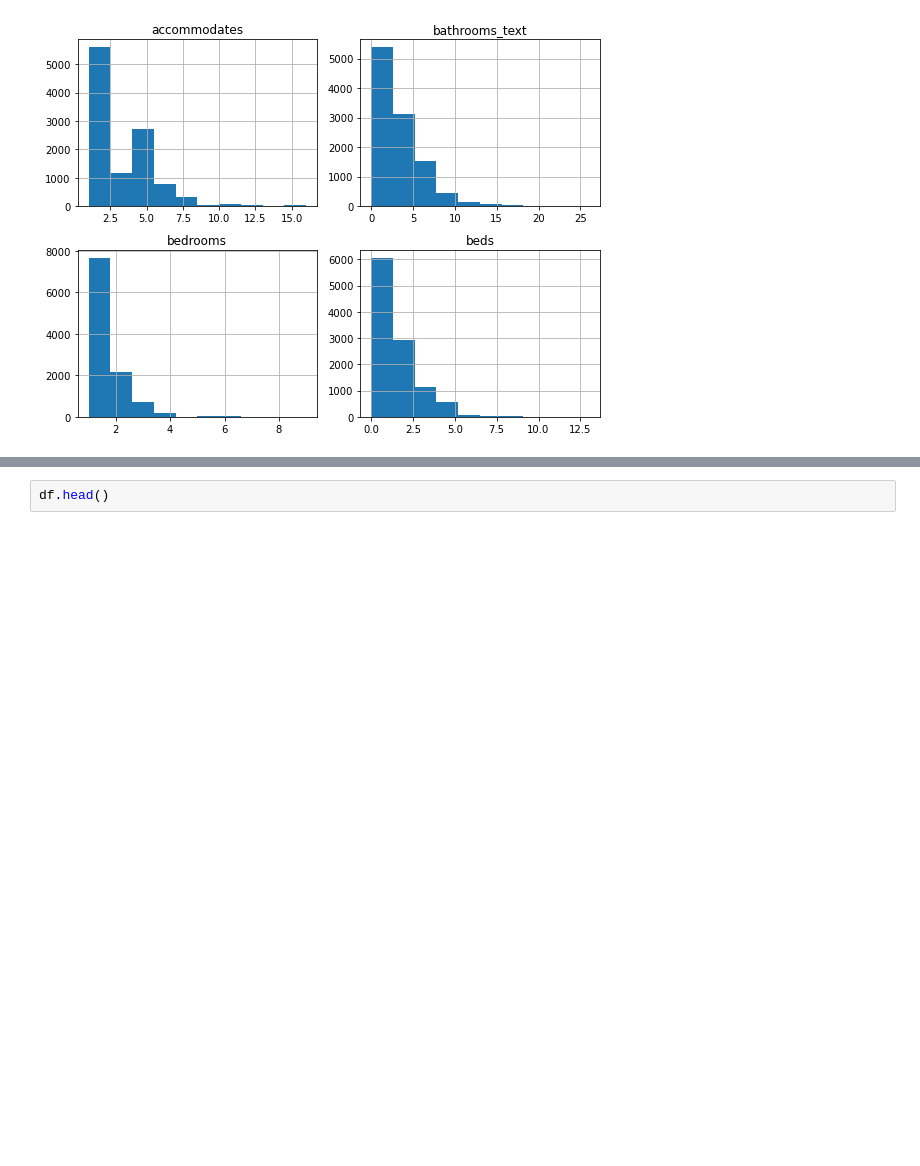
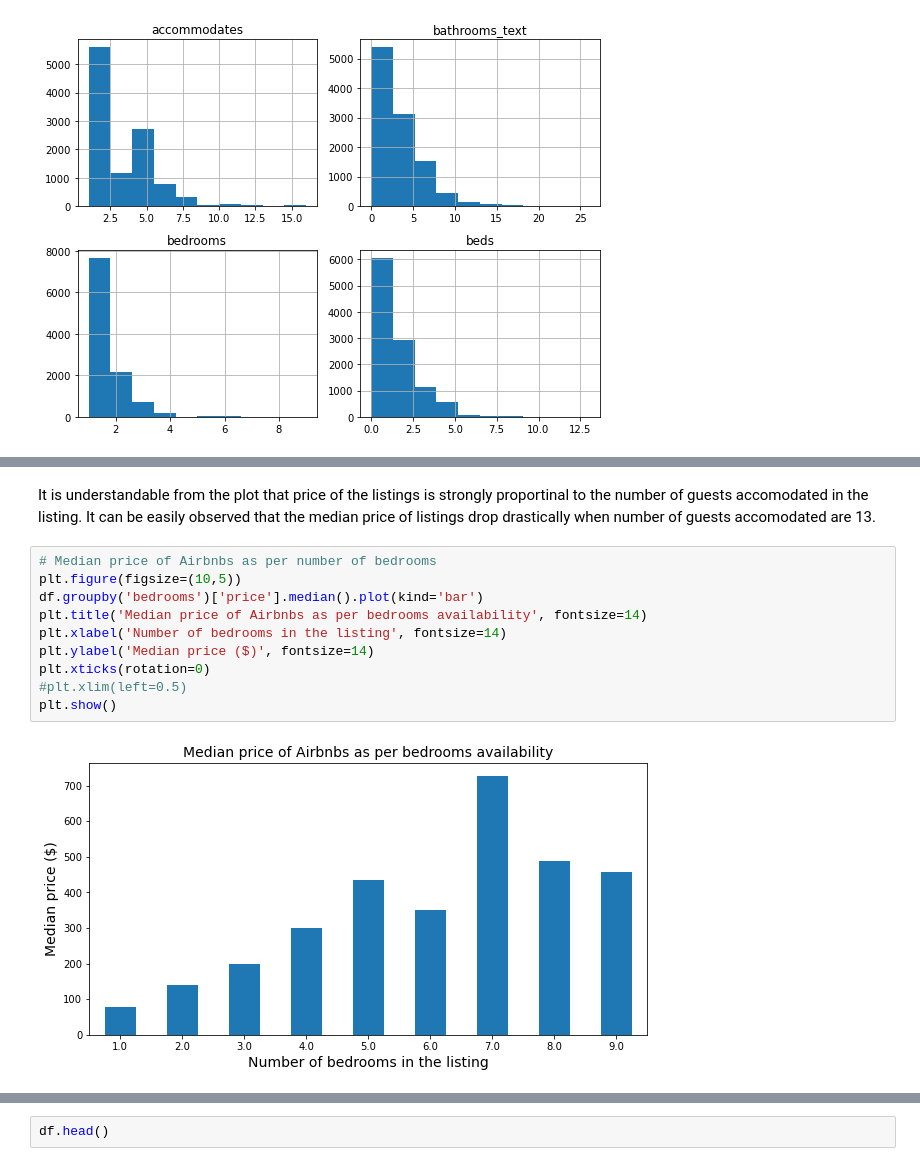
Before and after one commit to GKPSingh/Toronto-Airbnb, a Jupyter notebook: Data_EDA.ipynb, the cells around one changed output, grey strips where cells are left out. Saved outputs shown, nothing was run; the diff lists cells and outputs as text; blank space fills up the shorter version.

```diff
--- a/Data_EDA.ipynb
+++ b/Data_EDA.ipynb
@@ -111,0 +124,14 @@ plt.tight_layout()
+# %% [markdown]
+It is understandable from the plot that price of the listings is strongly proportinal to the number of guests accomodated in the listing. It can be easily observed that the median price of listings drop drastically when number of guests accomodated are 13.
+# %%
+# Median price of Airbnbs as per number of bedrooms
+plt.figure(figsize=(10,5))
+df.groupby('bedrooms')['price'].median().plot(kind='bar')
+plt.title('Median price of Airbnbs as per bedrooms availability', fontsize=14)
+plt.xlabel('Number of bedrooms in the listing', fontsize=14)
+plt.ylabel('Median price ($)', fontsize=14)
+plt.xticks(rotation=0)
+#plt.xlim(left=0.5)
+plt.show()
+# %% [output]
+[figure, added]
```
Also changed, not shown: parts of 19 cells of this notebook.
